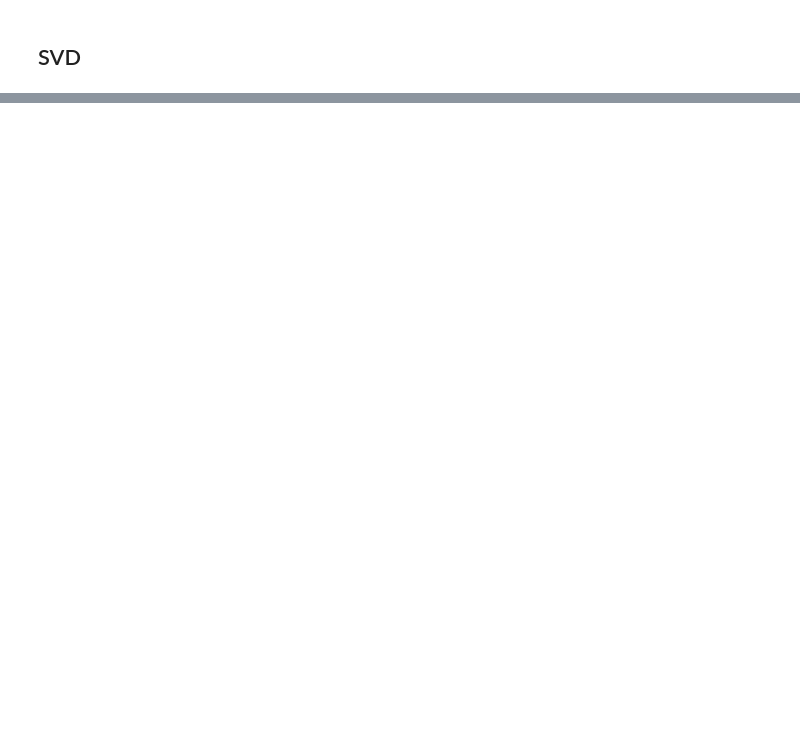
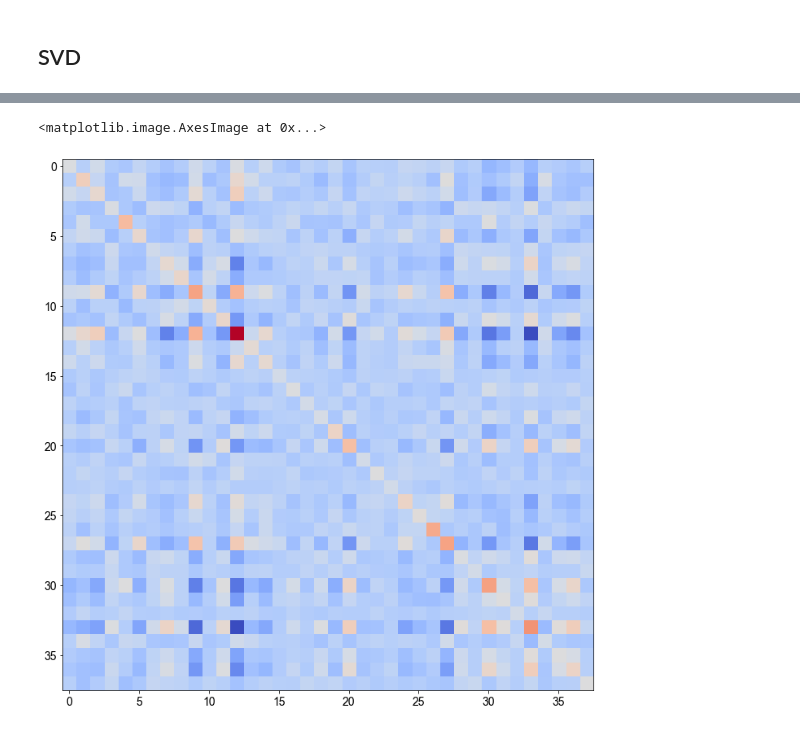
Before and after one commit to igred8/signal, a Jupyter notebook: signal/notebooks/1.0-SVD-classification-images-igad.ipynb, the cells around one changed output, grey strips where cells are left out. Cells and saved outputs as stored; diff of their text form; code cells hidden in the pictures; blank space fills up the shorter version.

```diff
--- a/signal/notebooks/1.0-SVD-classification-images-igad.ipynb
+++ b/signal/notebooks/1.0-SVD-classification-images-igad.ipynb
@@ -137,0 +212,15 @@ umat.shape
+# %%
+# average projection of key onto u-space
+NKEYS = len(image_keys)
+key_projections_u_mean = np.zeros([NKEYS, N_UVEC])
+for i,(key,proj) in enumerate(key_projections.items()):
+    # print(i)
+    key_projections_u_mean[i,:] = proj.mean(axis=1)
+# %%
+fig,ax = plt.subplots(figsize=(12,12))
+
+plt.imshow(key_projections_u_mean @ np.transpose(key_projections_u_mean) , aspect=1, cmap='coolwarm',  interpolation='none')
+# plt.imshow(np.transpose(key_projections_u_mean[:,:]), aspect=1, cmap='coolwarm', vmin=-5e3,vmax=5e3, interpolation='none')
+# %% [output]
+<matplotlib.image.AxesImage at 0x...>
+[figure, added]
```
Also changed, not shown: parts of 15 cells of this notebook.
